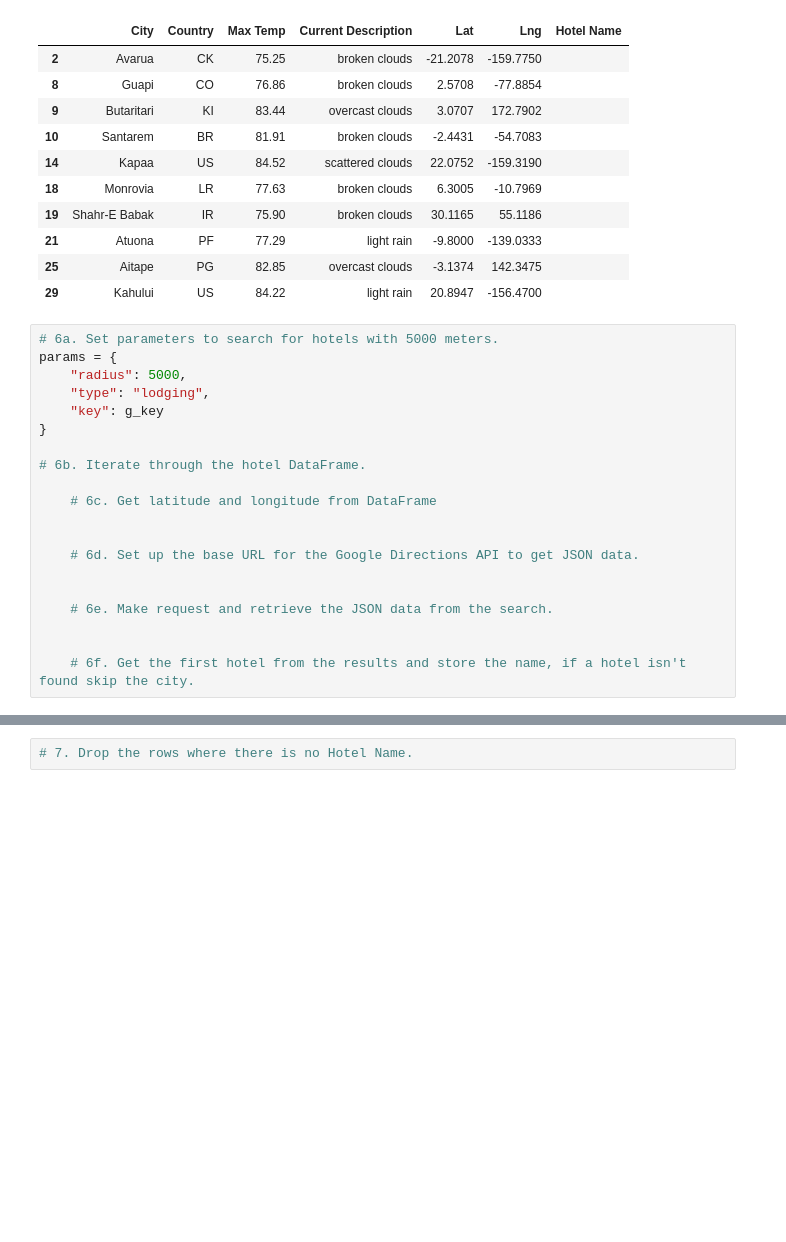
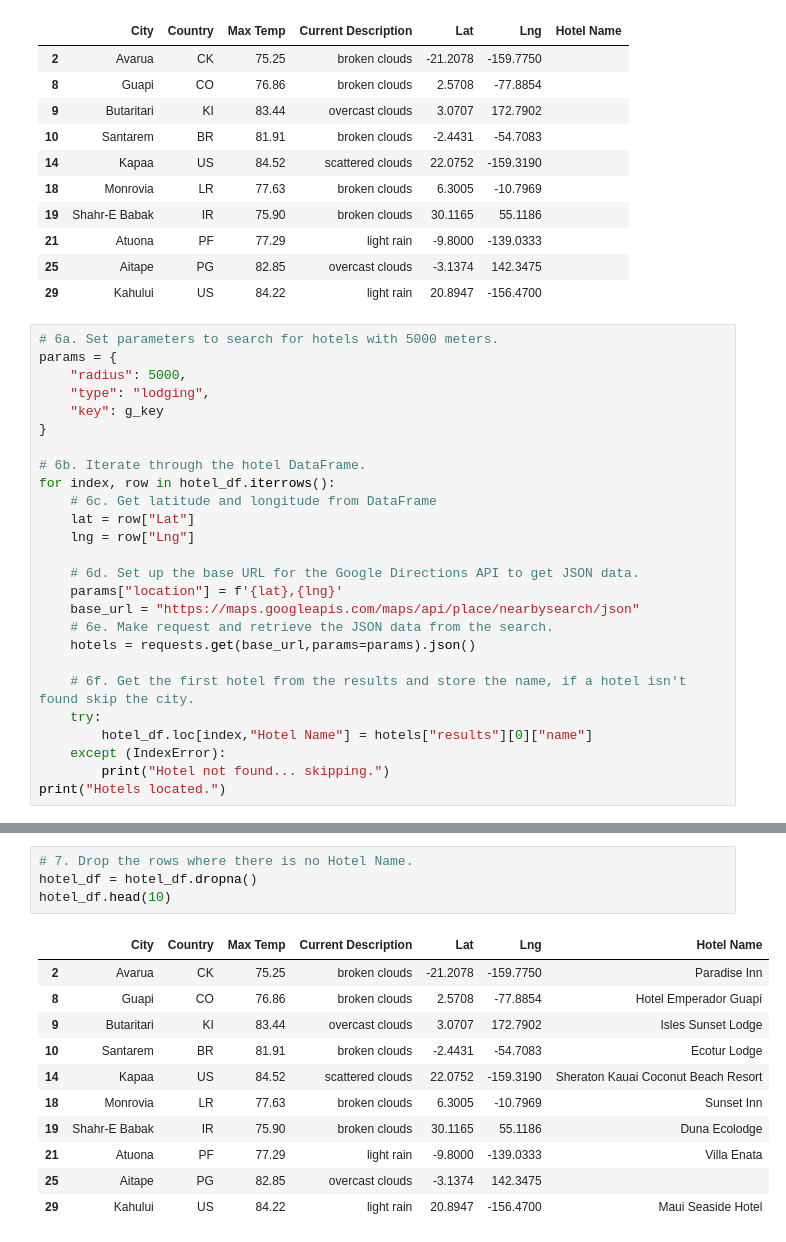
Before and after one commit to aeronut343/World_Weather_Analysis, a Jupyter notebook: Vacation_Search.ipynb, the cells around one changed output, grey strips where cells are left out. Cells and saved outputs as stored; diff of their text form; blank space fills up the shorter version.

```diff
--- a/Vacation_Search.ipynb
+++ b/Vacation_Search.ipynb
@@ -96,14 +96,20 @@ params = {
 }
 
 # 6b. Iterate through the hotel DataFrame.
-
+for index, row in hotel_df.iterrows():
     # 6c. Get latitude and longitude from DataFrame
-
+    lat = row["Lat"]
+    lng = row["Lng"]
 
     # 6d. Set up the base URL for the Google Directions API to get JSON data.
-
-
+    params["location"] = f'{lat},{lng}'
+    base_url = "https://maps.googleapis.com/maps/api/place/nearbysearch/json"
     # 6e. Make request and retrieve the JSON data from the search.
-
+    hotels = requests.get(base_url,params=params).json()
 
     # 6f. Get the first hotel from the results and store the name, if a hotel isn't found skip the city.
+    try:
+        hotel_df.loc[index,"Hotel Name"] = hotels["results"][0]["name"]
+    except (IndexError):
+        print("Hotel not found... skipping.")
+print("Hotels located.")
@@ -110,2 +141,16 @@ params = {
 # %%
 # 7. Drop the rows where there is no Hotel Name.
+hotel_df = hotel_df.dropna()
+hotel_df.head(10)
+# %% [output]
+|  | City | Country | Max Temp | Current Description | Lat | Lng | Hotel Name |
+| 2 | Avarua | CK | 75.25 | broken clouds | -21.2078 | -159.7750 | Paradise Inn |
+| 8 | Guapi | CO | 76.86 | broken clouds | 2.5708 | -77.8854 | Hotel Emperador Guapí |
+| 9 | Butaritari | KI | 83.44 | overcast clouds | 3.0707 | 172.7902 | Isles Sunset Lodge |
+| 10 | Santarem | BR | 81.91 | broken clouds | -2.4431 | -54.7083 | Ecotur Lodge |
+| 14 | Kapaa | US | 84.52 | scattered clouds | 22.0752 | -159.3190 | Sheraton Kauai Coconut Beach Resort |
+| 18 | Monrovia | LR | 77.63 | broken clouds | 6.3005 | -10.7969 | Sunset Inn |
+| 19 | Shahr-E Babak | IR | 75.90 | broken clouds | 30.1165 | 55.1186 | Duna Ecolodge |
+| 21 | Atuona | PF | 77.29 | light rain | -9.8000 | -139.0333 | Villa Enata |
+| 25 | Aitape | PG | 82.85 | overcast clouds | -3.1374 | 142.3475 |  |
+| 29 | Kahului | US | 84.22 | light rain | 20.8947 | -156.4700 | Maui Seaside Hotel |
```
Also changed, not shown: parts of 8 cells of this notebook, 4 other files.
